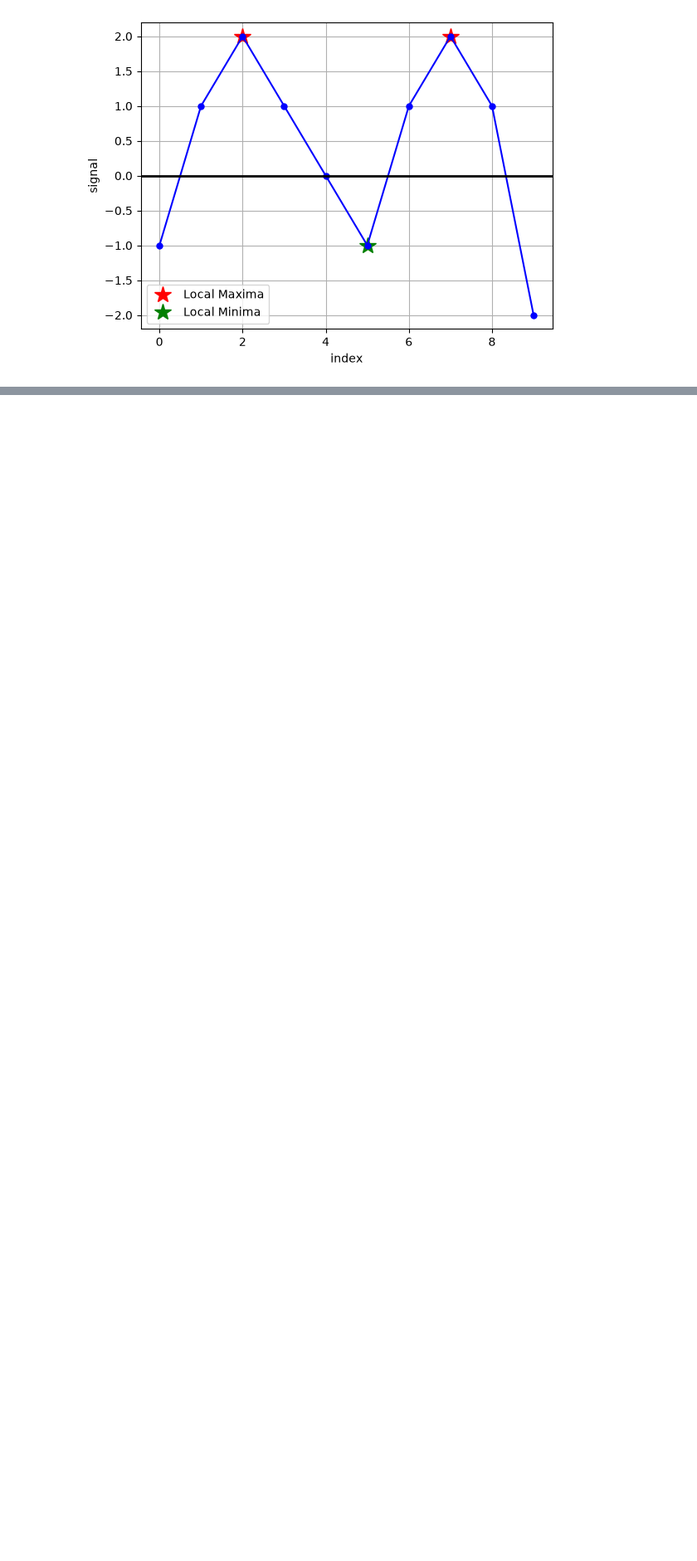
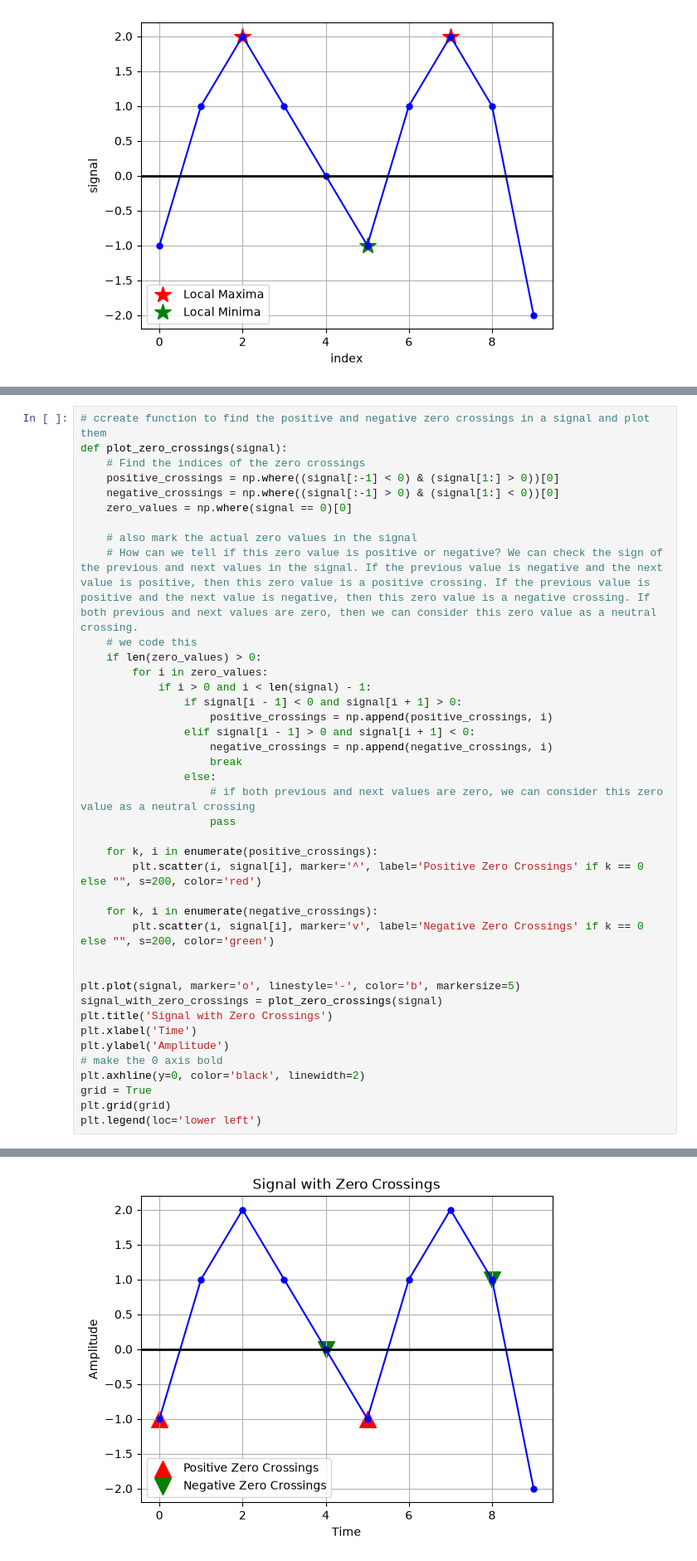
Before and after one commit to ChloeGil-student/Python-Series03, a Jupyter notebook: Python-Series03.ipynb, the cells around one changed output, grey strips where cells are left out. Shown at 83% size. Drawn from its saved outputs; the diff is of its cells as text; blank space fills up the shorter version.

Commit message:
Add zero-crossing and extrema plot functions
Added a follow-up section that applies both functions to the composed signal (`s3`) and visualizes the marked points.

```diff
--- a/Python-Series03.ipynb
+++ b/Python-Series03.ipynb
@@ -119,0 +124,41 @@ legend = plt.legend(loc='lower left')
+# %%
+# ccreate function to find the positive and negative zero crossings in a signal and plot them
+def plot_zero_crossings(signal):
+    # Find the indices of the zero crossings
+    positive_crossings = np.where((signal[:-1] < 0) & (signal[1:] > 0))[0]
+    negative_crossings = np.where((signal[:-1] > 0) & (signal[1:] < 0))[0]
+    zero_values = np.where(signal == 0)[0]
+
+    # also mark the actual zero values in the signal
+    # How can we tell if this zero value is positive or negative? We can check the sign of the previous and next values in the signal. If the previous value is negative and the next value is positive, then this zero value is a positive crossing. If the previous value is positive and the next value is negative, then this zero value is a negative crossing. If both previous and next values are zero, then we can consider this zero value as a neutral crossing.
+    # we code this
+    if len(zero_values) > 0:
+        for i in zero_values:
+            if i > 0 and i < len(signal) - 1:
+                if signal[i - 1] < 0 and signal[i + 1] > 0:
+                    positive_crossings = np.append(positive_crossings, i)
+                elif signal[i - 1] > 0 and signal[i + 1] < 0:
+                    negative_crossings = np.append(negative_crossings, i)
+                    break
+                else:
+                    # if both previous and next values are zero, we can consider this zero value as a neutral crossing
+                    pass
+
+    for k, i in enumerate(positive_crossings):
+        plt.scatter(i, signal[i], marker='^', label='Positive Zero Crossings' if k == 0 else "", s=200, color='red')
+
+    for k, i in enumerate(negative_crossings):
+        plt.scatter(i, signal[i], marker='v', label='Negative Zero Crossings' if k == 0 else "", s=200, color='green')
+
+
+plt.plot(signal, marker='o', linestyle='-', color='b', markersize=5)
+signal_with_zero_crossings = plot_zero_crossings(signal)
+plt.title('Signal with Zero Crossings')
+plt.xlabel('Time')
+plt.ylabel('Amplitude')
+# make the 0 axis bold
+plt.axhline(y=0, color='black', linewidth=2)
+grid = True
+plt.grid(grid)
+plt.legend(loc='lower left')
+# %% [output]
@@ -119,0 +166 @@ legend = plt.legend(loc='lower left')
+[figure, added]
```
Also changed, not shown: parts of 7 cells of this notebook.
